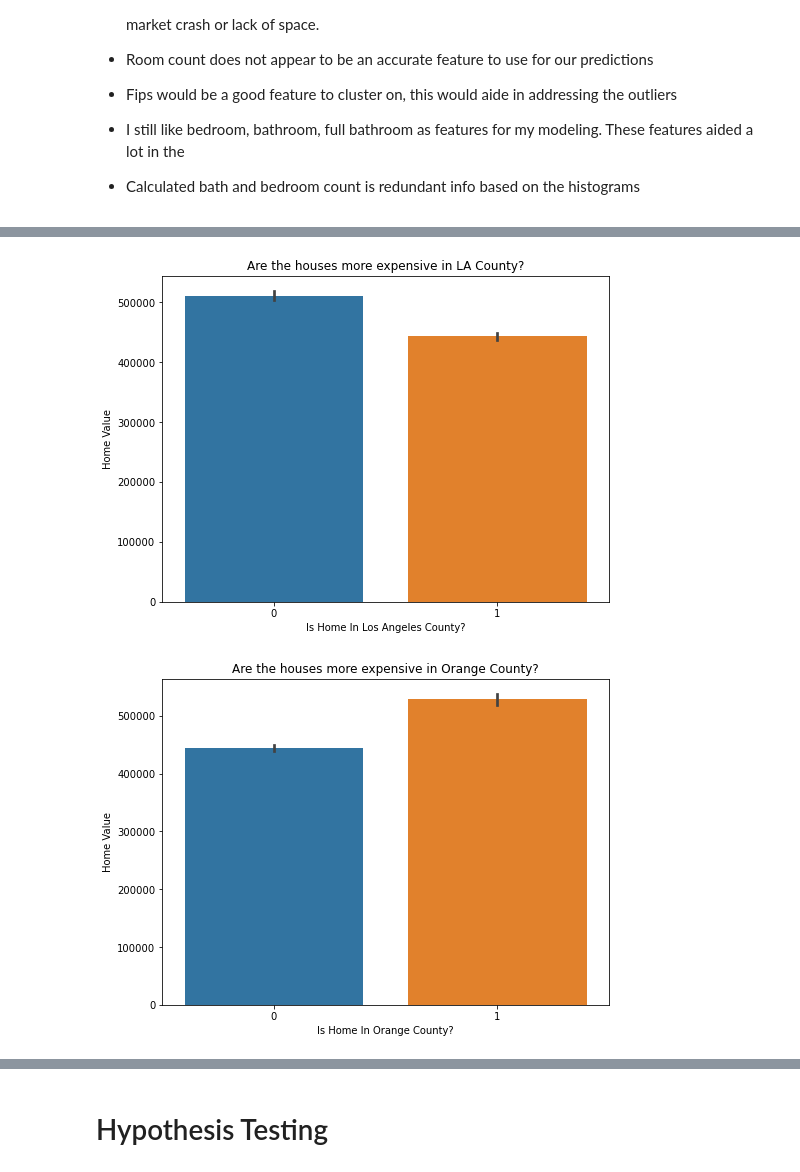
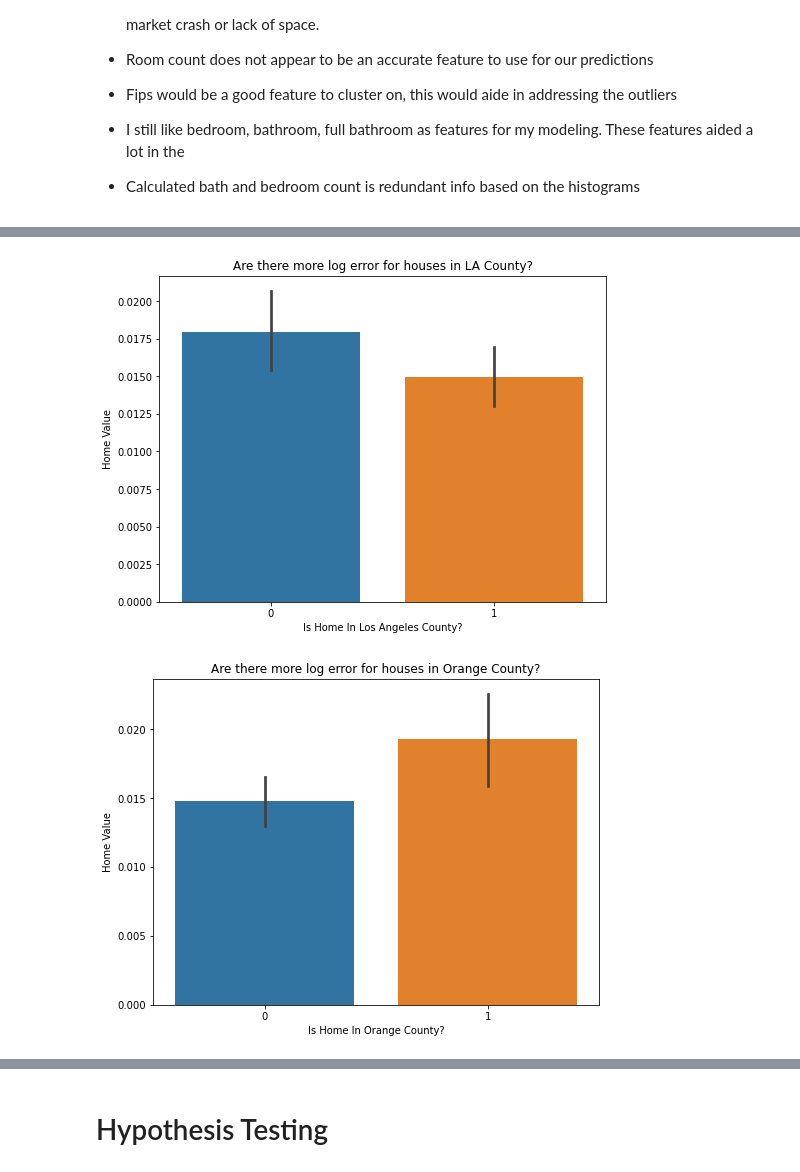
Before and after one commit to AAranda10/clustering-project, a Jupyter notebook: clustering_project.ipynb, the cells around one changed output, grey strips where cells are left out. Saved outputs shown, nothing was run; the diff lists cells and outputs as text; code cells hidden in the pictures.

```diff
--- a/clustering_project.ipynb
+++ b/clustering_project.ipynb
@@ -70,3 +59,5 @@ train.head()
+# %%
+X_train, y_train, X_validate, y_validate, X_test, y_test = wrangle.train_validate_test(df)
 # %%
 df.shape
 # %% [output]
@@ -135,22 +126,22 @@ train.head()
 # %%
 plt.figure(figsize=(8,6))
-sns.barplot(train.is_la_county, train.logerror)
+sns.barplot(X_train.is_la_county, X_train.logerror)
 plt.title("Are there more log error for houses in LA County?")
 plt.gcf().axes[0].yaxis.get_major_formatter().set_scientific(False)
 plt.ylabel('Home Value')
 plt.xlabel('Is Home In Los Angeles County?')
 plt.show()
 # %% [output]
-[figure, old version]
+[figure, new version]
 # %%
 plt.figure(figsize=(8,6))
-sns.barplot(train.is_orange_county, train.logerror)
+sns.barplot(X_train.is_orange_county, X_train.logerror)
 plt.title("Are there more log error for houses in Orange County?")
 plt.gcf().axes[0].yaxis.get_major_formatter().set_scientific(False)
 plt.ylabel('Home Value')
 plt.xlabel('Is Home In Orange County?')
 plt.show()
 # %% [output]
-[figure, old version]
+[figure, new version]
 # %%
 plt.figure(figsize=(8,6))
```
Also changed, not shown: parts of 64 cells of this notebook, 1 other file.
